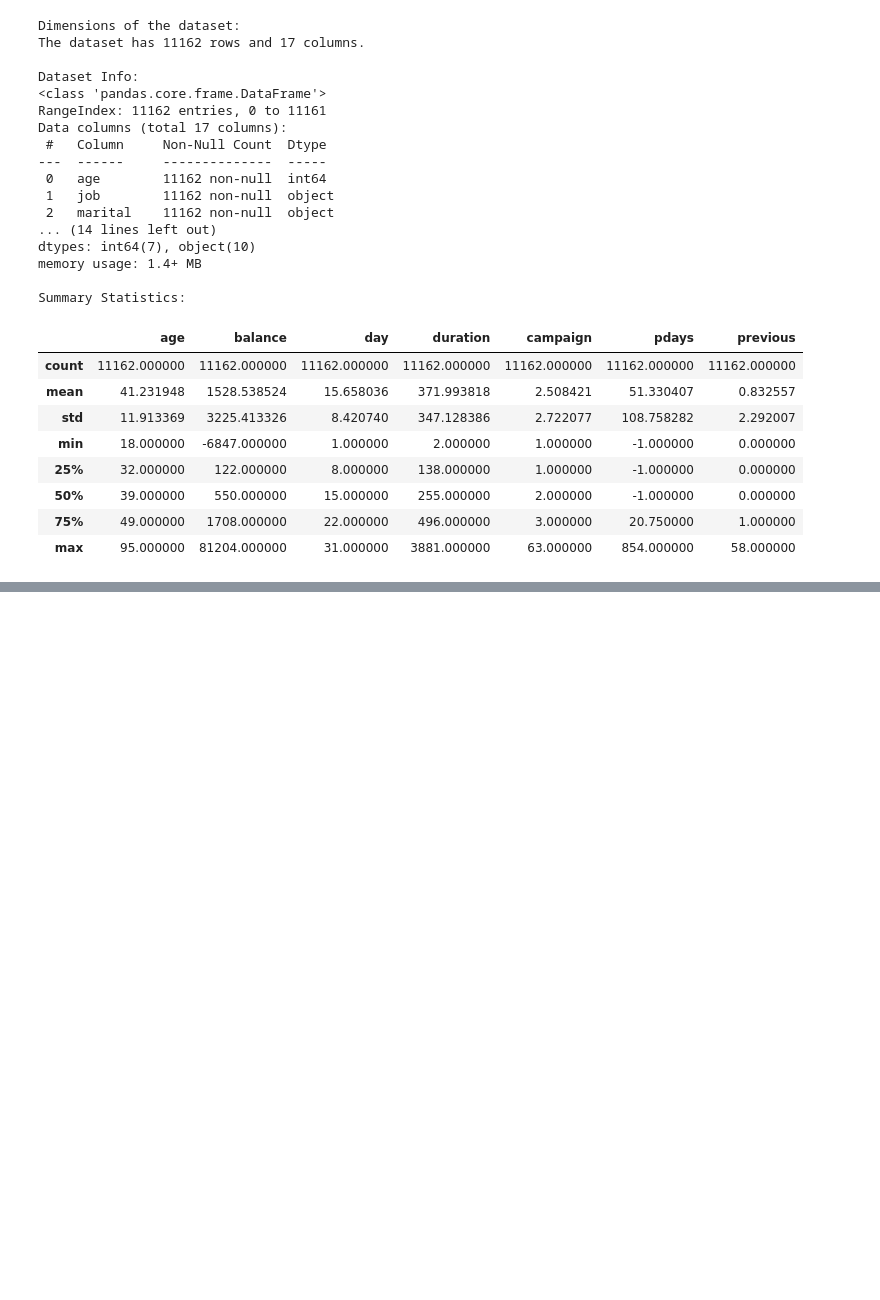
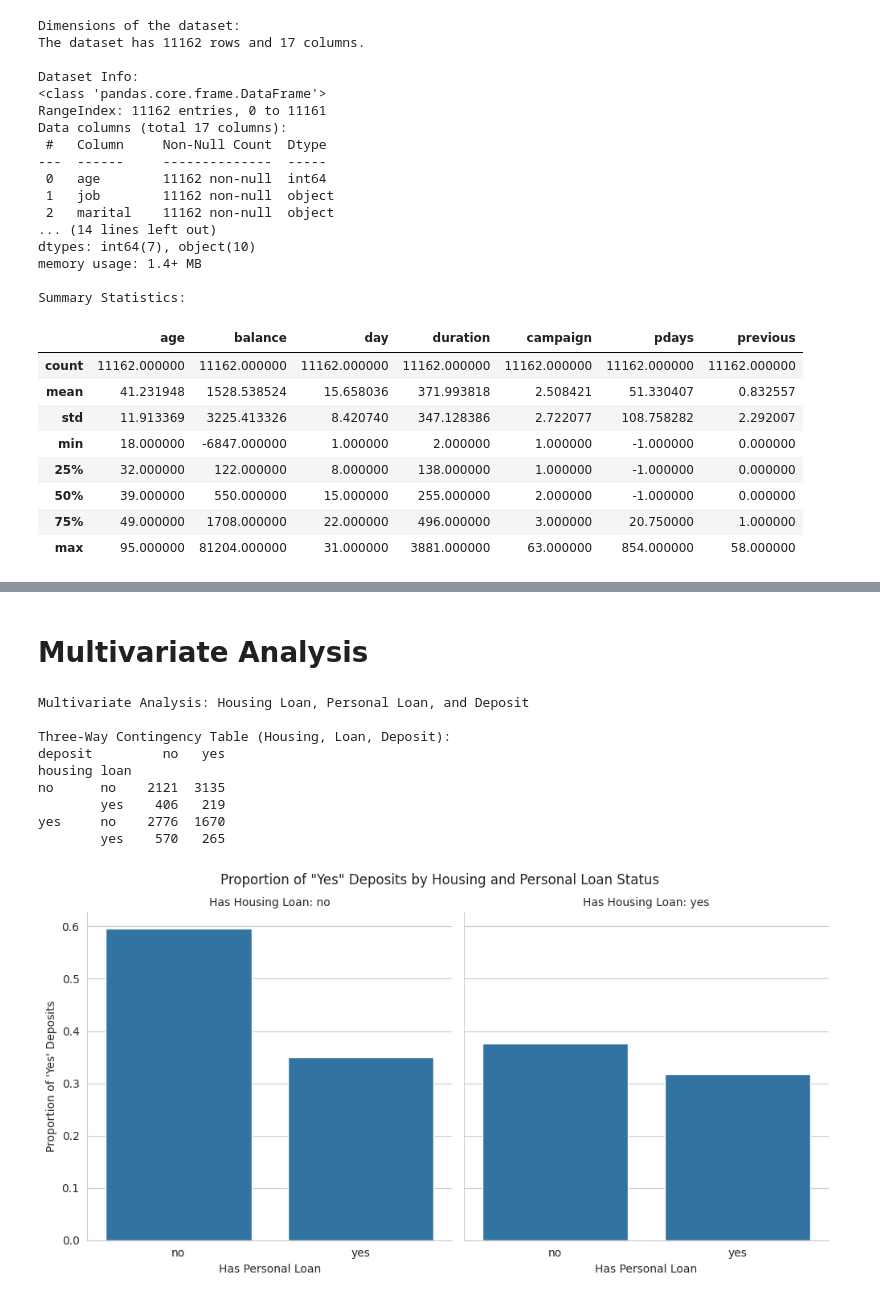
Before and after one commit to fauxriarty/EDA-Project, a Jupyter notebook: 22BDS0179_EDA.ipynb, the cells around one changed output, grey strips where cells are left out. Saved outputs shown, nothing was run; the diff lists cells and outputs as text; code cells hidden in the pictures; blank space fills up the shorter version.

```diff
--- a/22BDS0179_EDA.ipynb
+++ b/22BDS0179_EDA.ipynb
@@ -114,0 +86,26 @@ Summary Statistics:
+# %%
+# import visualization libraries
+import matplotlib.pyplot as plt
+import seaborn as sns
+
+# set the style for plots
+sns.set_style('whitegrid')
+
+# 4. data handling and cleaning
+
+# check for missing values
+# the dataset description mentions 'unknown' values, let's see how many there are in each column
+print("Columns with 'unknown' values:")
+for col in df.columns:
+    if 'unknown' in df[col].unique():
+        print(f"- {col}: {df[col].value_counts()['unknown']} 'unknown' values")
+
+# check for null values, just in case
+print("\nNull values in each column:")
+print(df.isnull().sum())
+
+# check for duplicate rows
+print(f"\nNumber of duplicate rows: {df.duplicated().sum()}")
+# no duplicates found, which is great.
+
+# for this analysis, we'll treat 'unknown' as a separate category rather than removing the data.
@@ -114,0 +327,31 @@ Summary Statistics:
+# %% [markdown]
+# Multivariate Analysis
+# %%
+# multivariate (n-d) analysis
+
+# three-way contingency table and visualization
+print("Multivariate Analysis: Housing Loan, Personal Loan, and Deposit")
+
+# 1. three-way contingency table
+three_way_table = pd.crosstab(index=[df['housing'], df['loan']], columns=df['deposit'])
+print("\nThree-Way Contingency Table (Housing, Loan, Deposit):")
+print(three_way_table)
+
+# 2. visualizing the three-way relationship
+# catplot creates a faceted plot to show the proportion of 'yes' deposits for each combination.
+g = sns.catplot(x='loan', y='deposit_yes_prop', col='housing', data=df.groupby(['housing', 'loan'])['deposit'].value_counts(normalize=True).rename('deposit_yes_prop').reset_index().query("deposit == 'yes'"), kind='bar')
+g.fig.suptitle('Proportion of "Yes" Deposits by Housing and Personal Loan Status', y=1.03)
+g.set_axis_labels("Has Personal Loan", "Proportion of 'Yes' Deposits")
+g.set_titles("Has Housing Loan: {col_name}")
+plt.show()
+# %% [output]
+Multivariate Analysis: Housing Loan, Personal Loan, and Deposit
+
+Three-Way Contingency Table (Housing, Loan, Deposit):
+deposit         no   yes
+housing loan
+no      no    2121  3135
+        yes    406   219
+yes     no    2776  1670
+        yes    570   265
+[figure, added]
```
Also changed, not shown: parts of 27 cells of this notebook.
